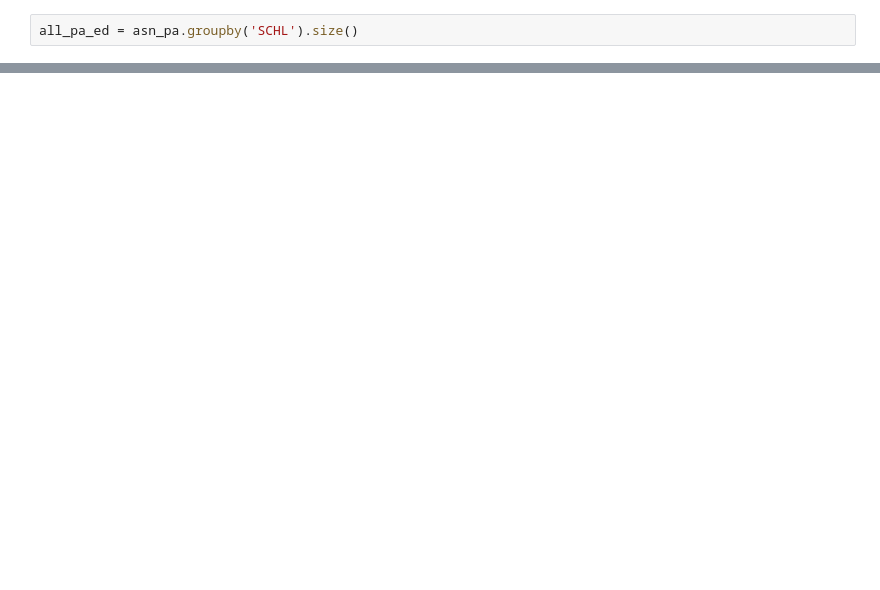
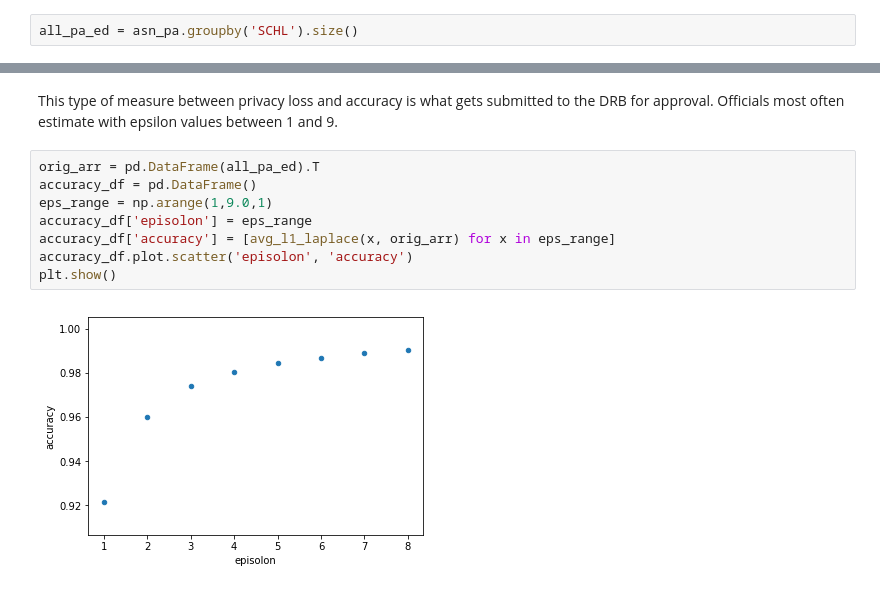
Before and after one commit to umadesai/census-dp, a Jupyter notebook: notebooks/dp-test-1.ipynb, the cells around one changed output, grey strips where cells are left out. Drawn from its saved outputs; the diff is of its cells as text; blank space fills up the shorter version.

```diff
--- a/notebooks/dp-test-1.ipynb
+++ b/notebooks/dp-test-1.ipynb
@@ -83,0 +88,12 @@ plt.show()
+# %% [markdown]
+This type of measure between privacy loss and accuracy is what gets submitted to the DRB for approval. Officials most often estimate with epsilon values between 1 and 9.
+# %%
+orig_arr = pd.DataFrame(all_pa_ed).T
+accuracy_df = pd.DataFrame()
+eps_range = np.arange(1,9.0,1)
+accuracy_df['episolon'] = eps_range
+accuracy_df['accuracy'] = [avg_l1_laplace(x, orig_arr) for x in eps_range]
+accuracy_df.plot.scatter('episolon', 'accuracy')
+plt.show()
+# %% [output]
+[figure, added]
```
Also changed, not shown: parts of 13 cells of this notebook.
